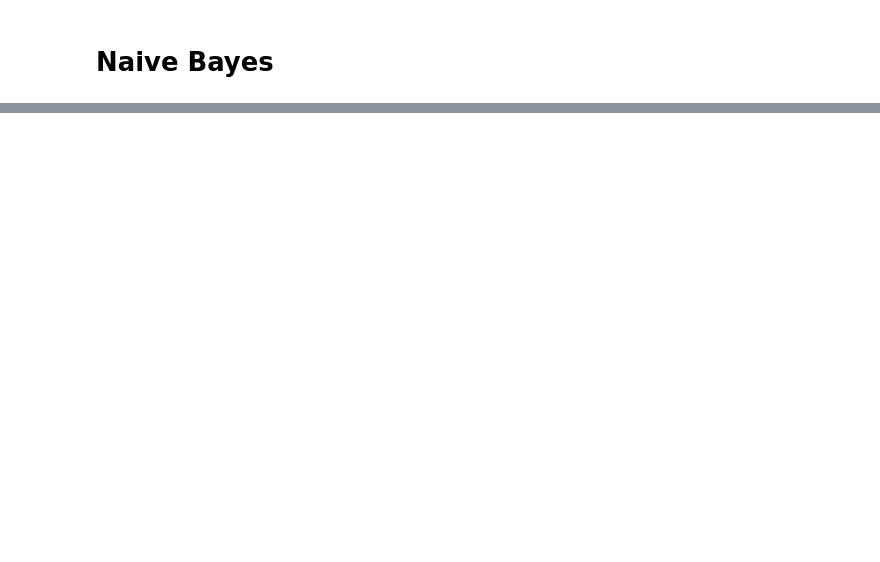
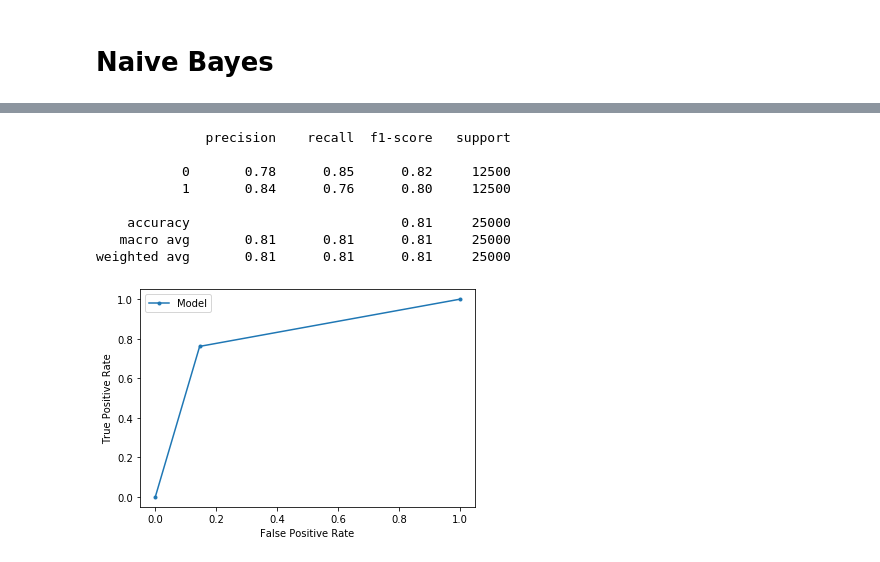
Before and after one commit to gregarshinov/ml_homeworks, a Jupyter notebook: hw_2.ipynb, the cells around one changed output, grey strips where cells are left out. Saved outputs shown, nothing was run; the diff lists cells and outputs as text; code cells hidden in the pictures; blank space fills up the shorter version.

```diff
--- a/hw_2.ipynb
+++ b/hw_2.ipynb
@@ -93,0 +96,12 @@ weighted avg       0.81      0.81      0.81     25000
+# %%
+evaluate_model(MultinomialNB, {"alpha": [0.0001, 0.001, 0.01, 1.0]})
+# %% [output]
+              precision    recall  f1-score   support
+
+           0       0.78      0.85      0.82     12500
+           1       0.84      0.76      0.80     12500
+
+    accuracy                           0.81     25000
+   macro avg       0.81      0.81      0.81     25000
+weighted avg       0.81      0.81      0.81     25000
+[figure, added]
```
Also changed, not shown: parts of 9 cells of this notebook.
